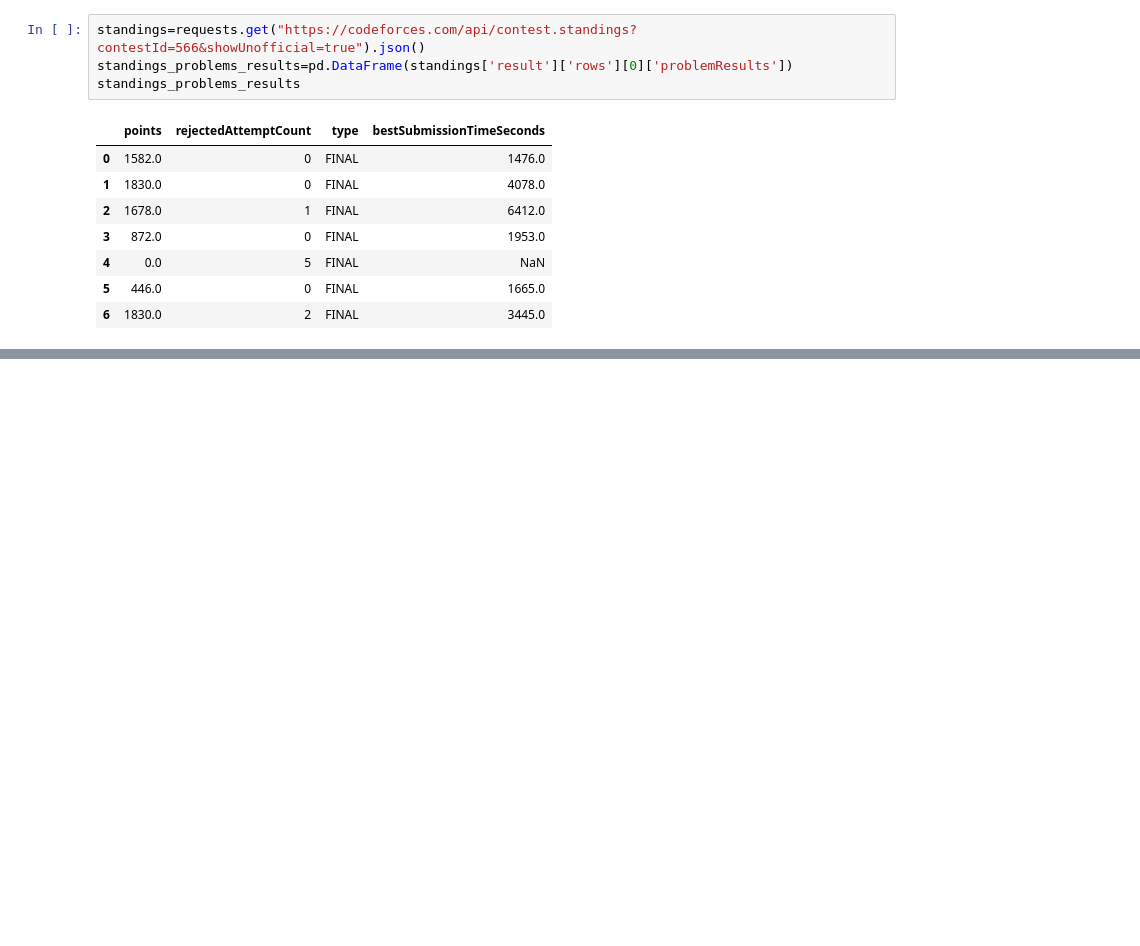
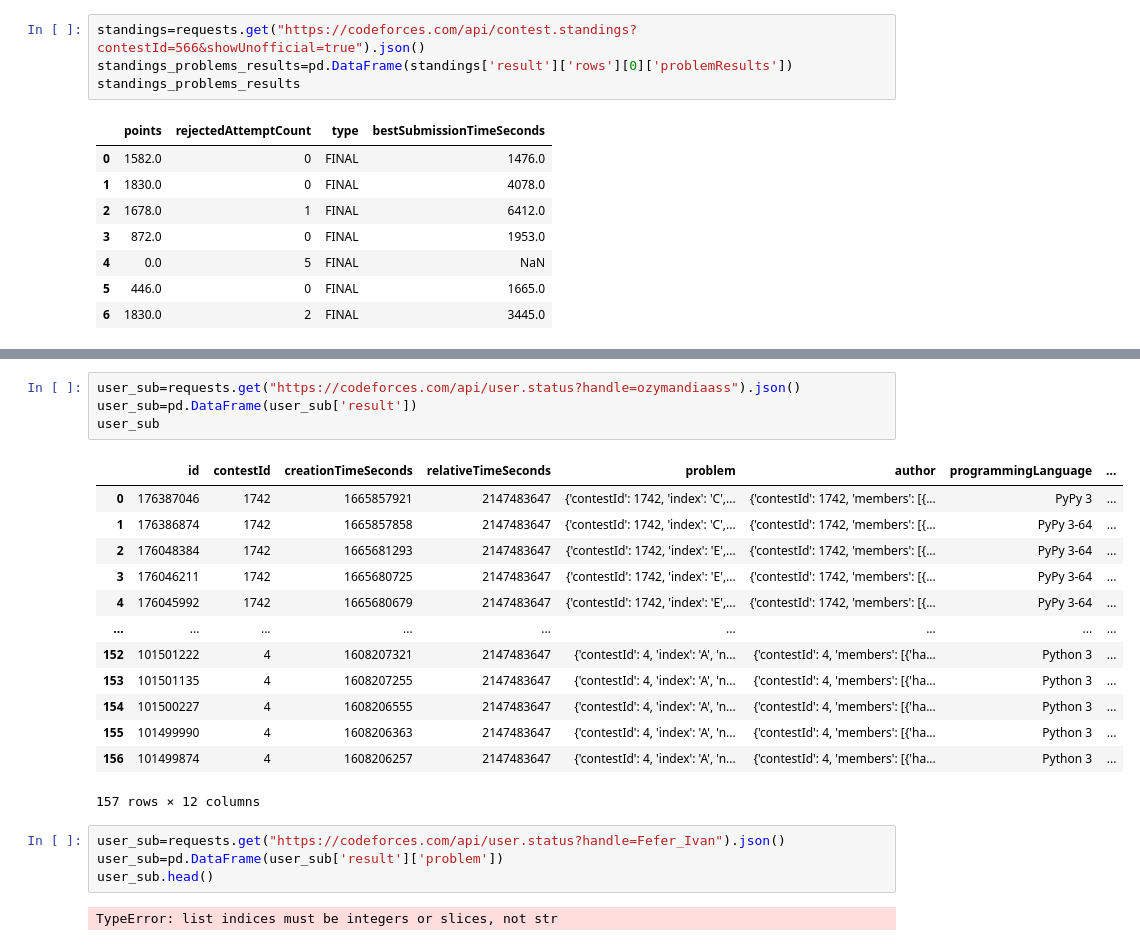
Before and after one commit to Eslam21/Codeforces_data_mining, a Jupyter notebook: Codeforces_Analysis.ipynb, the cells around one changed output, grey strips where cells are left out. Cells and saved outputs as stored; diff of their text form; blank space fills up the shorter version.

```diff
--- a/Codeforces_Analysis.ipynb
+++ b/Codeforces_Analysis.ipynb
@@ -128,0 +254,24 @@ standings_problems_results
+# %%
+user_sub=requests.get("https://codeforces.com/api/user.status?handle=ozymandiaass").json()
+user_sub=pd.DataFrame(user_sub['result'])
+user_sub
+# %% [output]
+|  | id | contestId | creationTimeSeconds | relativeTimeSeconds | problem | author | programmingLanguage | ... |
+| 0 | 176387046 | 1742 | 1665857921 | 2147483647 | {'contestId': 1742, 'index': 'C',... | {'contestId': 1742, 'members': [{... | PyPy 3 | ... |
+| 1 | 176386874 | 1742 | 1665857858 | 2147483647 | {'contestId': 1742, 'index': 'C',... | {'contestId': 1742, 'members': [{... | PyPy 3-64 | ... |
+| 2 | 176048384 | 1742 | 1665681293 | 2147483647 | {'contestId': 1742, 'index': 'E',... | {'contestId': 1742, 'members': [{... | PyPy 3-64 | ... |
+| 3 | 176046211 | 1742 | 1665680725 | 2147483647 | {'contestId': 1742, 'index': 'E',... | {'contestId': 1742, 'members': [{... | PyPy 3-64 | ... |
+| 4 | 176045992 | 1742 | 1665680679 | 2147483647 | {'contestId': 1742, 'index': 'E',... | {'contestId': 1742, 'members': [{... | PyPy 3-64 | ... |
+| ... | ... | ... | ... | ... | ... | ... | ... | ... |
+| 152 | 101501222 | 4 | 1608207321 | 2147483647 | {'contestId': 4, 'index': 'A', 'n... | {'contestId': 4, 'members': [{'ha... | Python 3 | ... |
+| 153 | 101501135 | 4 | 1608207255 | 2147483647 | {'contestId': 4, 'index': 'A', 'n... | {'contestId': 4, 'members': [{'ha... | Python 3 | ... |
+| 154 | 101500227 | 4 | 1608206555 | 2147483647 | {'contestId': 4, 'index': 'A', 'n... | {'contestId': 4, 'members': [{'ha... | Python 3 | ... |
+| 155 | 101499990 | 4 | 1608206363 | 2147483647 | {'contestId': 4, 'index': 'A', 'n... | {'contestId': 4, 'members': [{'ha... | Python 3 | ... |
+| 156 | 101499874 | 4 | 1608206257 | 2147483647 | {'contestId': 4, 'index': 'A', 'n... | {'contestId': 4, 'members': [{'ha... | Python 3 | ... |
+157 rows × 12 columns
+# %%
+user_sub=requests.get("https://codeforces.com/api/user.status?handle=Fefer_Ivan").json()
+user_sub=pd.DataFrame(user_sub['result']['problem'])
+user_sub.head()
+# %% [output]
+TypeError: list indices must be integers or slices, not str
```
Also changed, not shown: parts of 11 cells of this notebook.
